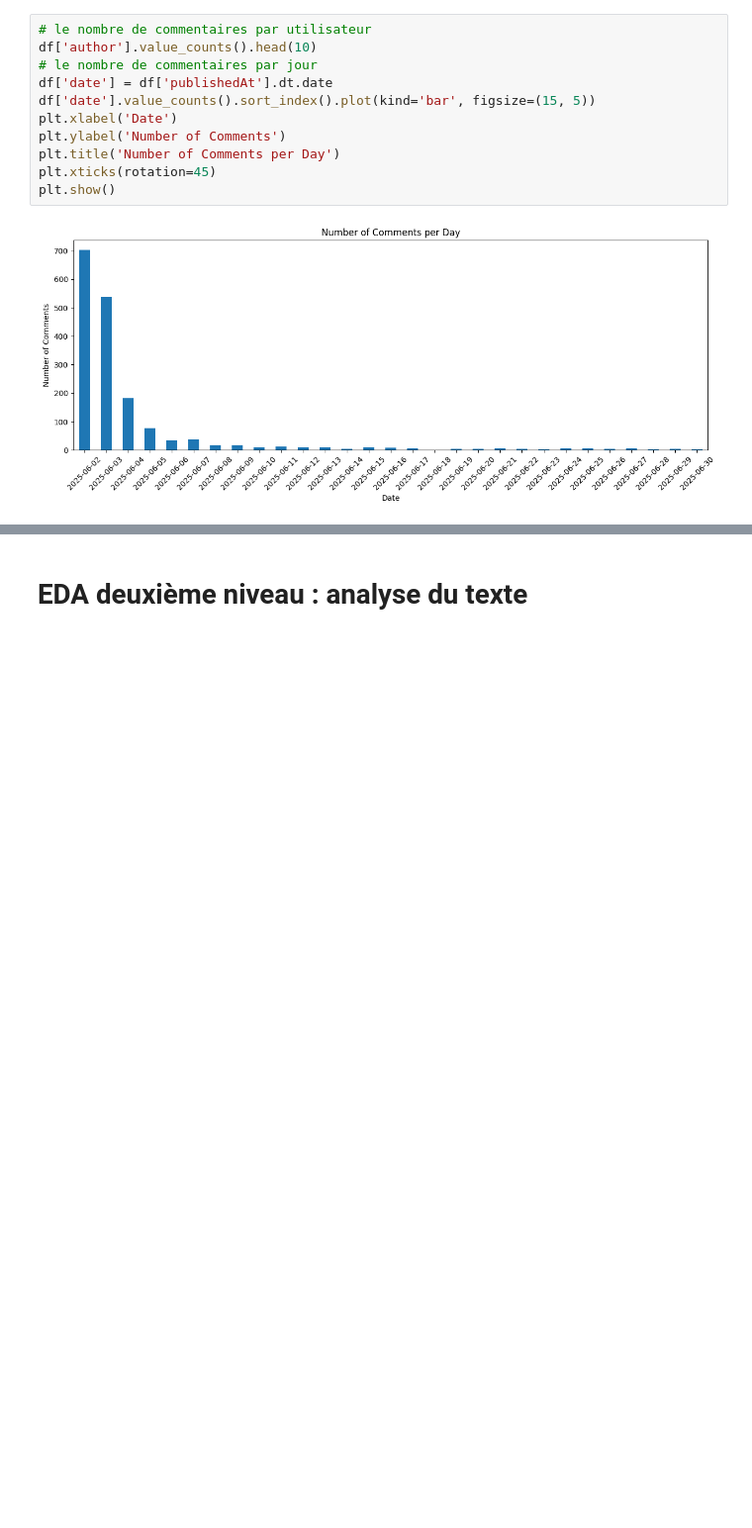
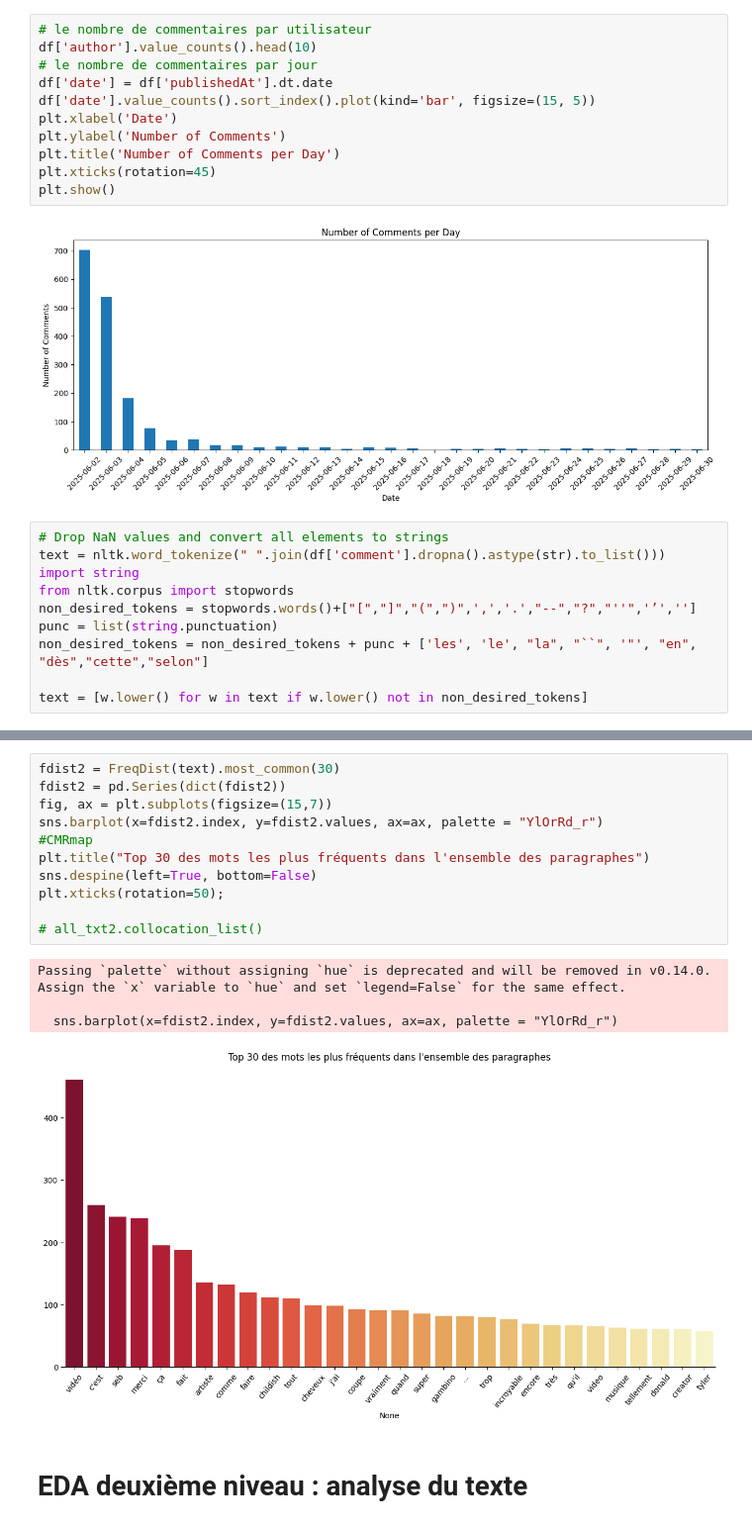
Before and after one commit to Carla-FL/Projet-RNCP, a Jupyter notebook: notebooks/1bis_EDA.ipynb, the cells around one changed output, grey strips where cells are left out. Shown at 99% size. Saved outputs shown, nothing was run; the diff lists cells and outputs as text; blank space fills up the shorter version.

```diff
--- a/notebooks/1bis_EDA.ipynb
+++ b/notebooks/1bis_EDA.ipynb
@@ -95,3 +111,13 @@ plt.xticks(rotation=45)
 plt.show()
 # %% [output]
 [figure]
+# %%
+# Drop NaN values and convert all elements to strings
+text = nltk.word_tokenize(" ".join(df['comment'].dropna().astype(str).to_list()))
+import string
+from nltk.corpus import stopwords
+non_desired_tokens = stopwords.words()+["[","]","(",")",',','.',"--","?","''",'’','']
+punc = list(string.punctuation)
+non_desired_tokens = non_desired_tokens + punc + ['les', 'le', "la", "``", '"', "en", "dès","cette","selon"]
+
+text = [w.lower() for w in text if w.lower() not in non_desired_tokens]
@@ -98,3 +144,19 @@ plt.show()
+# %%
+fdist2 = FreqDist(text).most_common(30)
+fdist2 = pd.Series(dict(fdist2))
+fig, ax = plt.subplots(figsize=(15,7))
+sns.barplot(x=fdist2.index, y=fdist2.values, ax=ax, palette = "YlOrRd_r")
+#CMRmap
+plt.title("Top 30 des mots les plus fréquents dans l'ensemble des paragraphes")
+sns.despine(left=True, bottom=False)
+plt.xticks(rotation=50);
+
+# all_txt2.collocation_list()
+# %% [output]
+Passing `palette` without assigning `hue` is deprecated and will be removed in v0.14.0. Assign the `x` variable to `hue` and set `legend=False` for the same effect.
+
+  sns.barplot(x=fdist2.index, y=fdist2.values, ax=ax, palette = "YlOrRd_r")
+[figure, added]
 # %% [markdown]
 # EDA deuxième niveau : analyse du texte
 # %%
```
Also changed, not shown: parts of 8 cells of this notebook, 28 other files.
